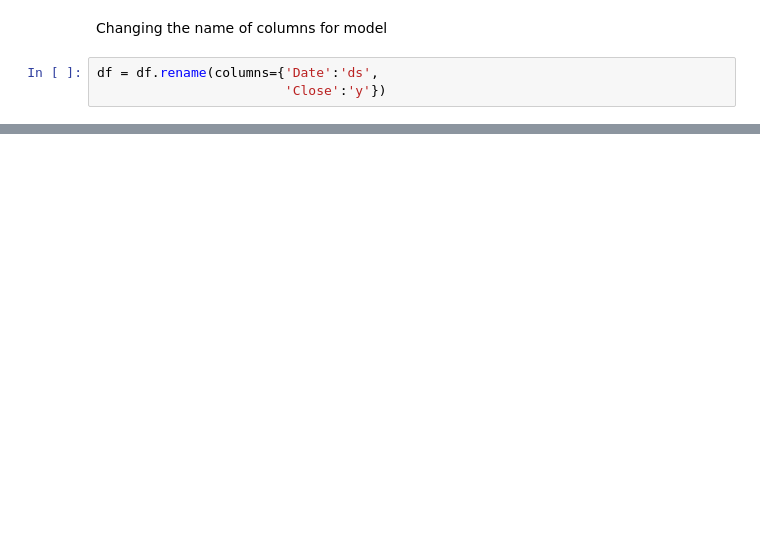
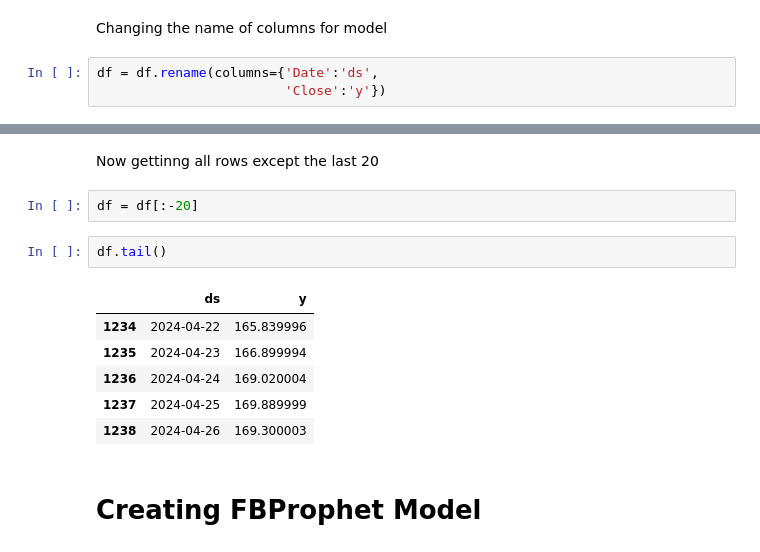
Before and after one commit to idriskhattak/Stock-Price-Prediction-Using-Facebook-Prophet, a Jupyter notebook: Main.ipynb, the cells around one changed output, grey strips where cells are left out. Cells and saved outputs as stored; diff of their text form; blank space fills up the shorter version.

```diff
--- a/Main.ipynb
+++ b/Main.ipynb
@@ -67,0 +68,15 @@ last
+# %% [markdown]
+Now gettinng all rows except the last 20
+# %%
+df = df[:-20]
+# %%
+df.tail()
+# %% [output]
+|  | ds | y |
+| 1234 | 2024-04-22 | 165.839996 |
+| 1235 | 2024-04-23 | 166.899994 |
+| 1236 | 2024-04-24 | 169.020004 |
+| 1237 | 2024-04-25 | 169.889999 |
+| 1238 | 2024-04-26 | 169.300003 |
+# %% [markdown]
+# Creating FBProphet Model
```
Also changed, not shown: parts of 11 cells of this notebook, 2 other files.
